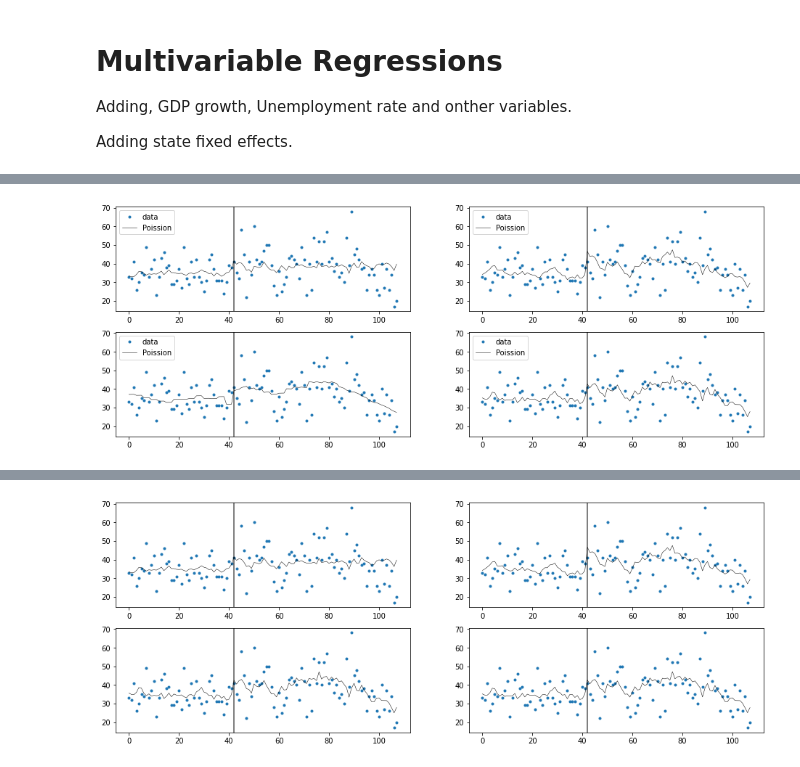
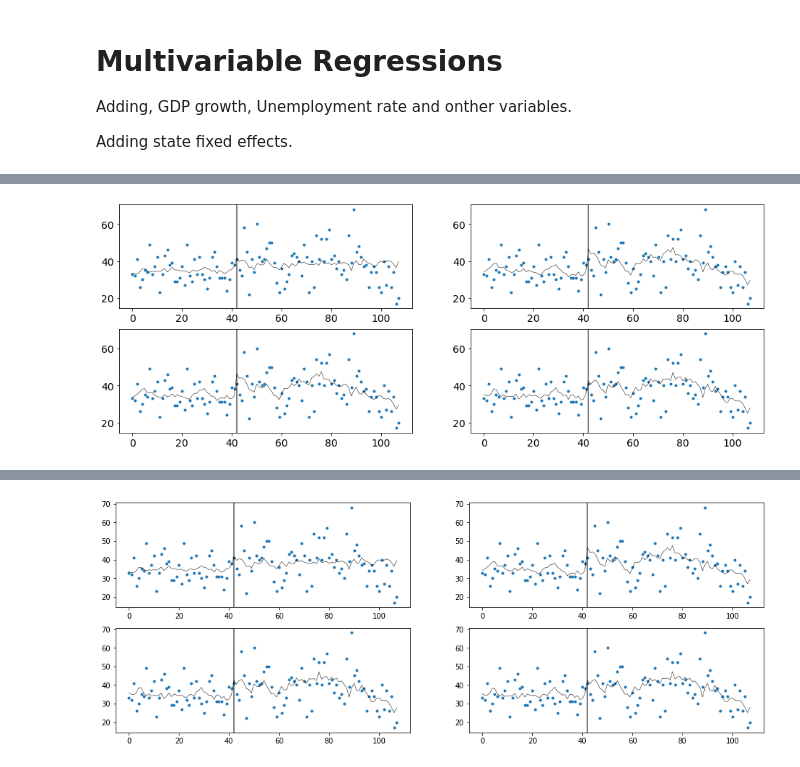
Before and after one commit to caxaxa/PhD_Empirics, a Jupyter notebook: Data_Analysis.ipynb, the cells around one changed output, grey strips where cells are left out. Saved outputs shown, nothing was run; the diff lists cells and outputs as text; code cells hidden in the pictures.

```diff
--- a/Data_Analysis.ipynb
+++ b/Data_Analysis.ipynb
@@ -295,6 +304,8 @@ mdf['q1'] = np.power(t1,4)
 mdf['f1'] = np.power(t1,5)
 mdf['q2'] = np.power(t2,4)
 mdf['f2'] = np.power(t2,5)
+
+mdf = mdf.fillna(0)
 # %%
 mdf.head(5)
 # %% [output]
@@ -460,6 +471,8 @@ inflation = inflation.set_index('date')
 mdf['inflation'] = inflation['2008-12-01':'2019'].resample('M').sum()
 # %%
 mdf['real_interest'] = mdf['inflation']*(mdf['interest']+1)
+# %%
+mdf = mdf.fillna(0)
 # %%
 #regressing
 
@@ -519,8 +534,8 @@ results1 = sm.Poisson(mdf['offences'], mdf[['cons','dummy','gdp','unemployment',
 results2 = sm.Poisson(mdf['offences'], mdf[['cons','dummy','t2','gdp','unemployment','real_interest']]).fit()
 results3 = sm.Poisson(mdf['offences'], mdf[['cons','dummy','t1','t2','gdp','unemployment','real_interest']]).fit()
 results4 = sm.Poisson(mdf['offences'], mdf[['cons','dummy','t2','s2','gdp','unemployment','real_interest']]).fit()
-results3 = sm.Poisson(mdf['offences'], mdf[['cons','dummy','t1','t2','s2','gdp']]).fit()
-stargazer = Stargazer([results1, results2,results3,results4])
+results5 = sm.Poisson(mdf['offences'], mdf[['cons','dummy','t1','t2','s2','gdp']]).fit()
+stargazer = Stargazer([results1, results2,results3,results4,results5])
 stargazer.covariate_order(['cons','dummy','t2','s2','unemployment','real_interest','gdp'])
 HTML(stargazer.render_html())
 # %% [output]
@@ -558,20 +573,20 @@ Optimization terminated successfully.
 # %%
 
 fig = plt.figure(figsize=(16,9))
 
 result_list = [results1,results2,results3,results4]
 theta = intervention
 
 for i in range(len(result_list)):
   plt.subplot(3,2,i+1)
   plt.plot( mdf['t1'], mdf['offences'], '.',lw=1)
   plt.plot(mdf['t1'],np.exp(result_list[i].fittedvalues), 'k-', lw=0.5)
   plt.axvline(theta, color='black', lw=2, alpha=0.5)
-  plt.legend(('data','Poission'),loc=2)
+  #plt.legend(('data','Poission Estimate'),loc=2)
 
 plt.show()
 # %% [output]
-[figure, old version]
+[figure, new version]
 # %%
 #  Corruption
 results1 = sm.NegativeBinomial(mdf['offences'], mdf[['cons','dummy','gdp','unemployment','real_interest']]).fit()
```
Also changed, not shown: parts of 10 cells of this notebook.
